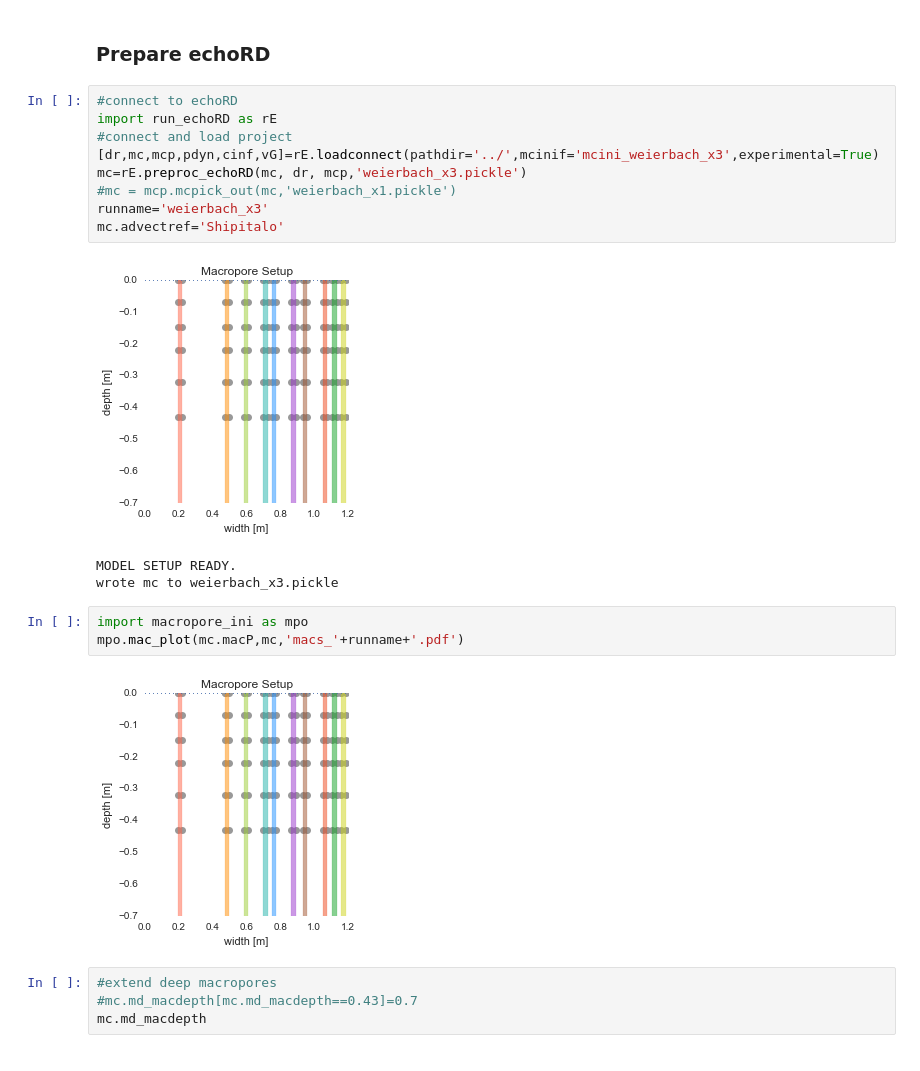
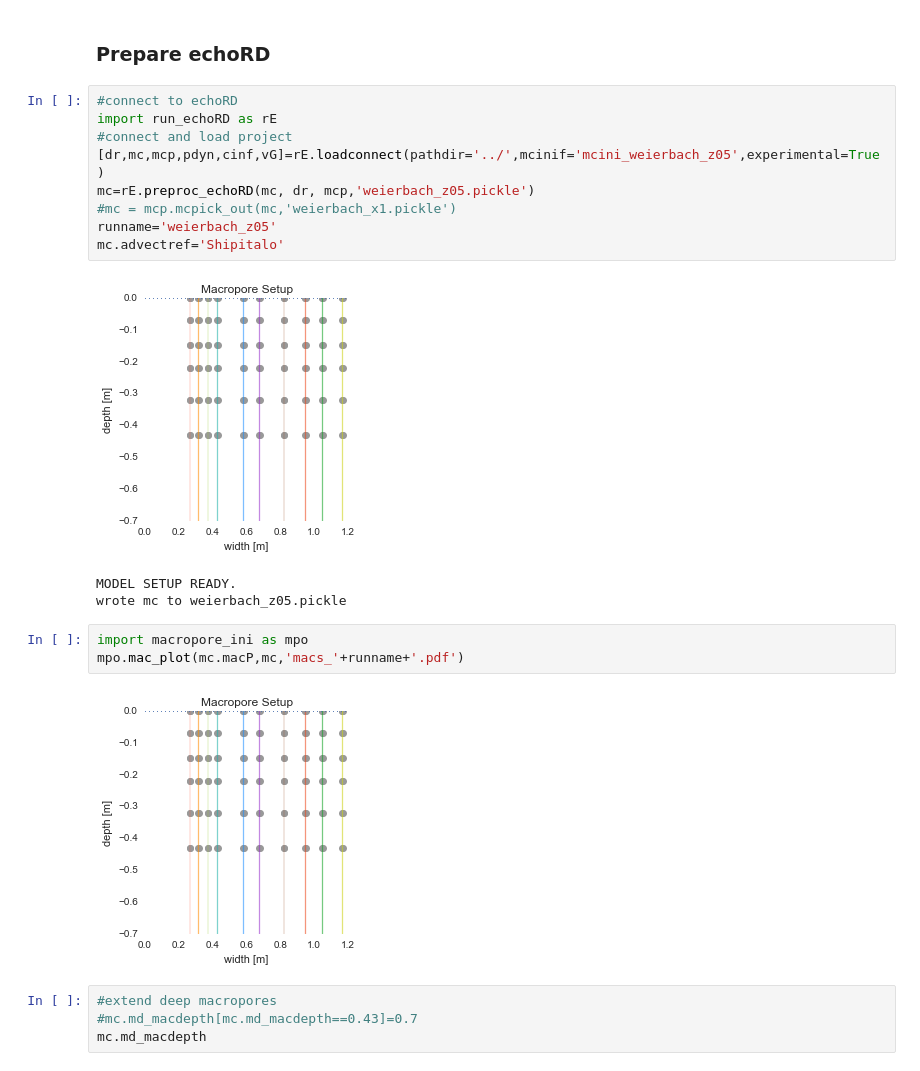
Before and after one commit to cojacoo/echoRD_weierbach, a Jupyter notebook: echoRD2D_Weierbach_prep.ipynb, the cells around one changed output. Saved outputs shown, nothing was run; the diff lists cells and outputs as text.

Commit message:
new weierbach_05 pickle

```diff
--- a/echoRD2D_Weierbach_prep.ipynb
+++ b/echoRD2D_Weierbach_prep.ipynb
@@ -36,21 +36,21 @@ except:
 # %%
 #connect to echoRD
 import run_echoRD as rE
 #connect and load project
-[dr,mc,mcp,pdyn,cinf,vG]=rE.loadconnect(pathdir='../',mcinif='mcini_weierbach_x3',experimental=True)
-mc=rE.preproc_echoRD(mc, dr, mcp,'weierbach_x3.pickle')
+[dr,mc,mcp,pdyn,cinf,vG]=rE.loadconnect(pathdir='../',mcinif='mcini_weierbach_z05',experimental=True)
+mc=rE.preproc_echoRD(mc, dr, mcp,'weierbach_z05.pickle')
 #mc = mcp.mcpick_out(mc,'weierbach_x1.pickle')
-runname='weierbach_x3'
+runname='weierbach_z05'
 mc.advectref='Shipitalo'
 # %% [output]
-[figure, old version]
+[figure, new version]
 MODEL SETUP READY.
-wrote mc to weierbach_x3.pickle
+wrote mc to weierbach_z05.pickle
 # %%
 import macropore_ini as mpo
 mpo.mac_plot(mc.macP,mc,'macs_'+runname+'.pdf')
 # %% [output]
-[figure, old version]
+[figure, new version]
 # %%
 #extend deep macropores
 #mc.md_macdepth[mc.md_macdepth==0.43]=0.7
```
Also changed, not shown: 3 other files.
